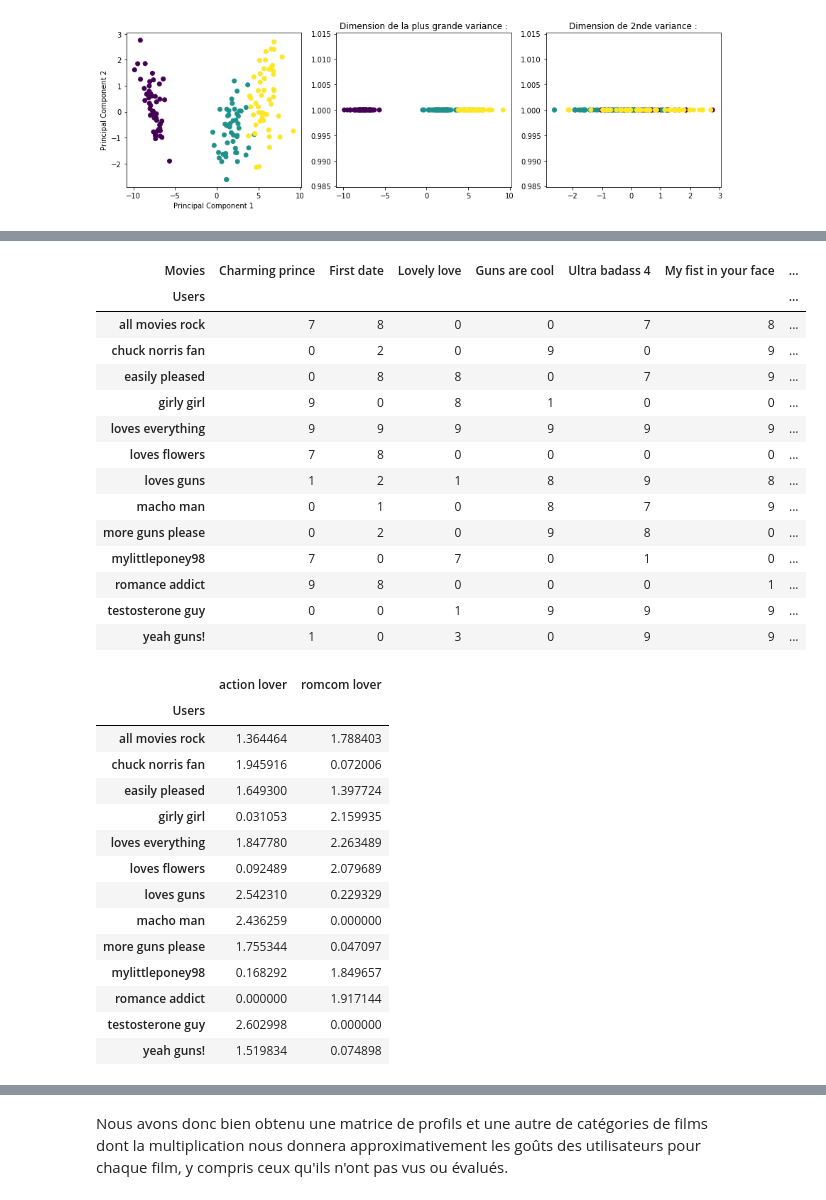
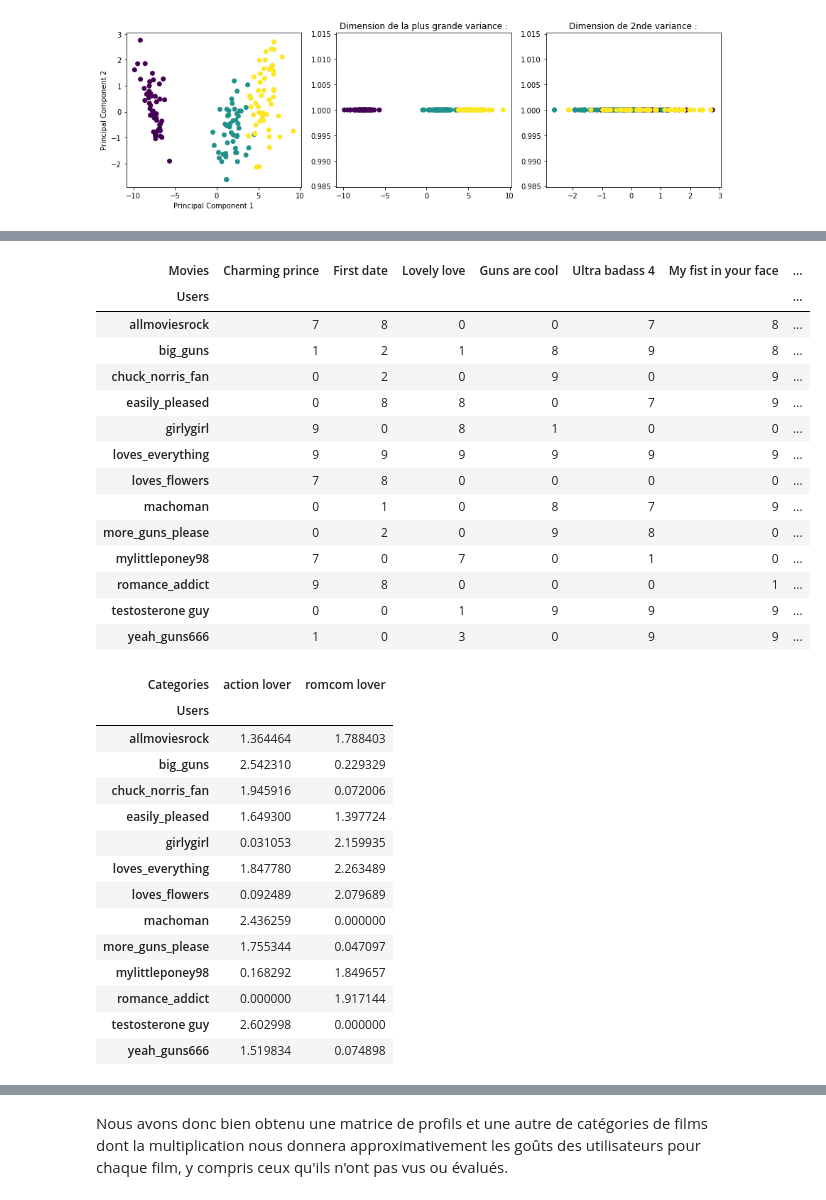
Before and after one commit to zanospi/zanospi.github.io, a Jupyter notebook: Réduction de dimensions.ipynb, the cells around one changed output, grey strips where cells are left out. Saved outputs shown, nothing was run; the diff lists cells and outputs as text; code cells hidden in the pictures.

```diff
--- a/Réduction de dimensions.ipynb
+++ b/Réduction de dimensions.ipynb
@@ -179,38 +205,38 @@ A titre d'exemple construisons une matrice de notations de films par des utilisa
 # %%
-df = pd.DataFrame.from_dict({'loves everything': [9,9,9,9,9,9,0],
-                             'loves guns':       [1,2,1,8,9,8,9],
+df = pd.DataFrame.from_dict({'loves_everything': [9,9,9,9,9,9,0],
+                             'big_guns':         [1,2,1,8,9,8,9],
                              'testosterone guy': [0,0,1,9,9,9,7],
-                             'girly girl':       [9,0,8,1,0,0,7],
-                             'romance addict':   [9,8,0,0,0,1,0],
-                             'macho man':        [0,1,0,8,7,9,8],
-                             'loves flowers':    [7,8,0,0,0,0,8],
-                             'easily pleased':   [0,8,8,0,7,9,7],
-                             'chuck norris fan': [0,2,0,9,0,9,8],
+                             'girlygirl':        [9,0,8,1,0,0,7],
+                             'romance_addict':   [9,8,0,0,0,1,0],
+                             'machoman':         [0,1,0,8,7,9,8],
+                             'loves_flowers':    [7,8,0,0,0,0,8],
+                             'easily_pleased':   [0,8,8,0,7,9,7],
+                             'chuck_norris_fan': [0,2,0,9,0,9,8],
                              'mylittleponey98':  [7,0,7,0,1,0,8],
-                             'all movies rock':  [7,8,0,0,7,8,7],
-                             'more guns please': [0,2,0,9,8,0,7],
-                             'yeah guns!':       [1,0,3,0,9,9,0]},
+                             'allmoviesrock':    [7,8,0,0,7,8,7],
+                             'more_guns_please': [0,2,0,9,8,0,7],
+                             'yeah_guns666':     [1,0,3,0,9,9,0]},
                            ).transpose()
 df.index.name = "Users"
 df.columns = ['Charming prince', 'First date', 'Lovely love', 'Guns are cool', 'Ultra badass 4', 'My fist in your face', 'Guns & roses']
 df.columns.name = "Movies"
 df
 # %% [output]
 | Movies | Charming prince | First date | Lovely love | Guns are cool | Ultra badass 4 | My fist in your face | ... |
 | Users |  |  |  |  |  |  | ... |
-| all movies rock | 7 | 8 | 0 | 0 | 7 | 8 | ... |
-| chuck norris fan | 0 | 2 | 0 | 9 | 0 | 9 | ... |
-| easily pleased | 0 | 8 | 8 | 0 | 7 | 9 | ... |
-| girly girl | 9 | 0 | 8 | 1 | 0 | 0 | ... |
-| loves everything | 9 | 9 | 9 | 9 | 9 | 9 | ... |
-| loves flowers | 7 | 8 | 0 | 0 | 0 | 0 | ... |
-| loves guns | 1 | 2 | 1 | 8 | 9 | 8 | ... |
-| macho man | 0 | 1 | 0 | 8 | 7 | 9 | ... |
-| more guns please | 0 | 2 | 0 | 9 | 8 | 0 | ... |
+| allmoviesrock | 7 | 8 | 0 | 0 | 7 | 8 | ... |
+| big_guns | 1 | 2 | 1 | 8 | 9 | 8 | ... |
+| chuck_norris_fan | 0 | 2 | 0 | 9 | 0 | 9 | ... |
+| easily_pleased | 0 | 8 | 8 | 0 | 7 | 9 | ... |
+| girlygirl | 9 | 0 | 8 | 1 | 0 | 0 | ... |
+| loves_everything | 9 | 9 | 9 | 9 | 9 | 9 | ... |
+| loves_flowers | 7 | 8 | 0 | 0 | 0 | 0 | ... |
+| machoman | 0 | 1 | 0 | 8 | 7 | 9 | ... |
+| more_guns_please | 0 | 2 | 0 | 9 | 8 | 0 | ... |
 | mylittleponey98 | 7 | 0 | 7 | 0 | 1 | 0 | ... |
-| romance addict | 9 | 8 | 0 | 0 | 0 | 1 | ... |
+| romance_addict | 9 | 8 | 0 | 0 | 0 | 1 | ... |
 | testosterone guy | 0 | 0 | 1 | 9 | 9 | 9 | ... |
-| yeah guns! | 1 | 0 | 3 | 0 | 9 | 9 | ... |
+| yeah_guns666 | 1 | 0 | 3 | 0 | 9 | 9 | ... |
 # %%
 nmf = decomposition.NMF(n_components=2,
                         random_state=1,
@@ -220,23 +246,24 @@ nmf = decomposition.NMF(n_components=2,
 profiles = pd.DataFrame(nmf.transform(df),
                         index=df.index,
                         columns=['action lover', 'romcom lover'])
+profiles.columns.name = 'Categories'
 profiles
 # %% [output]
-|  | action lover | romcom lover |
+| Categories | action lover | romcom lover |
 | Users |  |  |
-| all movies rock | 1.364464 | 1.788403 |
-| chuck norris fan | 1.945916 | 0.072006 |
-| easily pleased | 1.649300 | 1.397724 |
-| girly girl | 0.031053 | 2.159935 |
-| loves everything | 1.847780 | 2.263489 |
-| loves flowers | 0.092489 | 2.079689 |
-| loves guns | 2.542310 | 0.229329 |
-| macho man | 2.436259 | 0.000000 |
-| more guns please | 1.755344 | 0.047097 |
+| allmoviesrock | 1.364464 | 1.788403 |
+| big_guns | 2.542310 | 0.229329 |
+| chuck_norris_fan | 1.945916 | 0.072006 |
+| easily_pleased | 1.649300 | 1.397724 |
+| girlygirl | 0.031053 | 2.159935 |
+| loves_everything | 1.847780 | 2.263489 |
+| loves_flowers | 0.092489 | 2.079689 |
+| machoman | 2.436259 | 0.000000 |
+| more_guns_please | 1.755344 | 0.047097 |
 | mylittleponey98 | 0.168292 | 1.849657 |
-| romance addict | 0.000000 | 1.917144 |
+| romance_addict | 0.000000 | 1.917144 |
 | testosterone guy | 2.602998 | 0.000000 |
-| yeah guns! | 1.519834 | 0.074898 |
+| yeah_guns666 | 1.519834 | 0.074898 |
 # %%
 profiles = profiles > 1
 profiles
```
Also changed, not shown: parts of 10 cells of this notebook.
